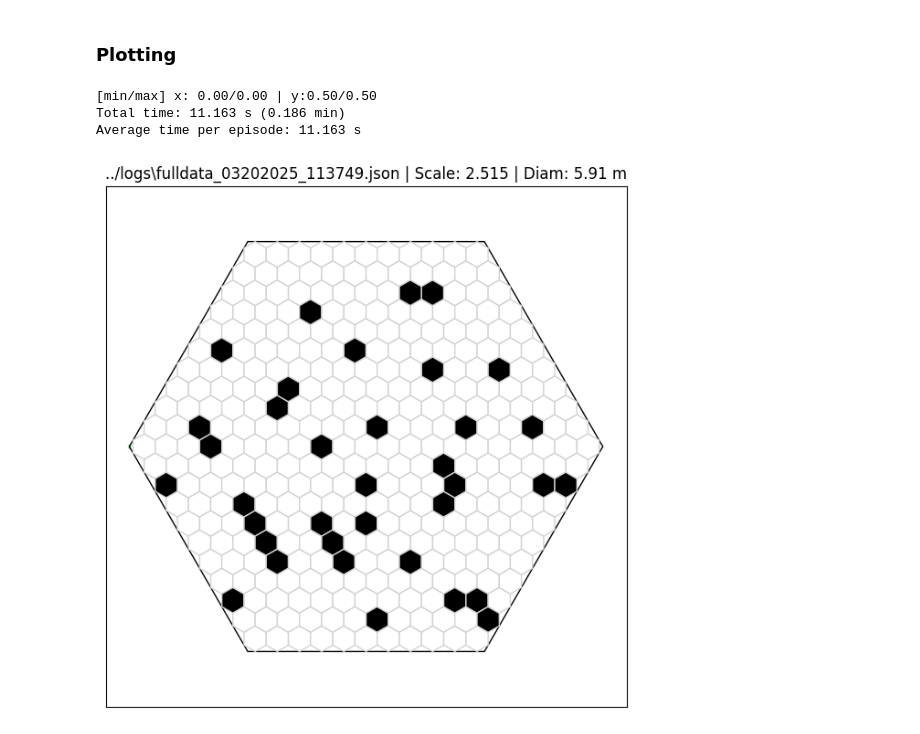
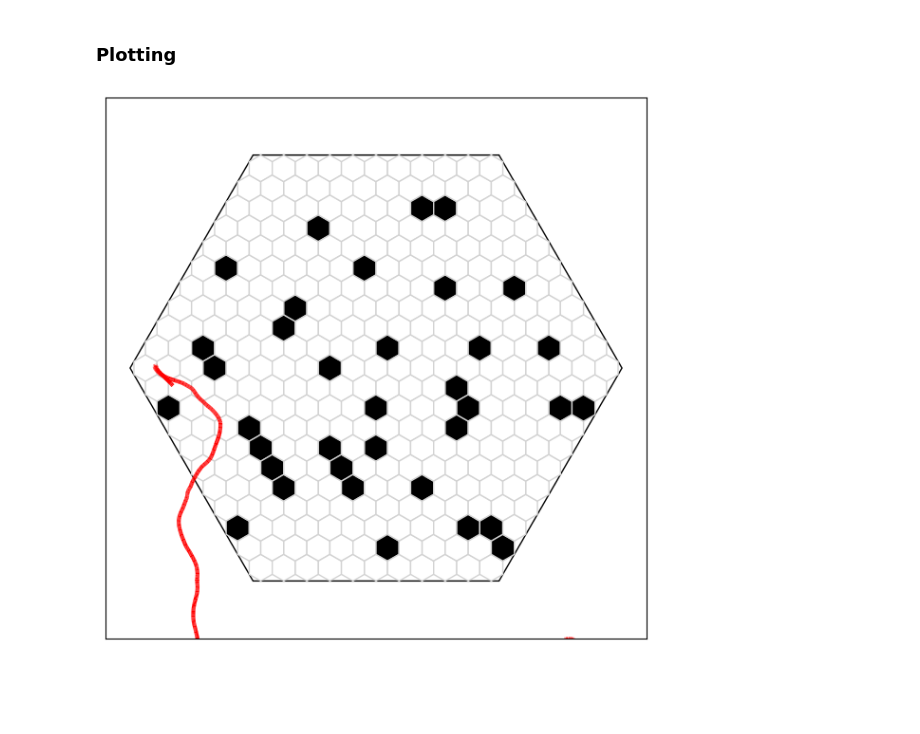
Before and after one commit to felixmaldonadoos/CellworldServer, a Jupyter notebook: python/visualization/plotting.ipynb, the cells around one changed output. Cells and saved outputs as stored; diff of their text form; code cells hidden in the pictures; blank space fills up the shorter version.

```diff
--- a/python/visualization/plotting.ipynb
+++ b/python/visualization/plotting.ipynb
@@ -204,33 +204,33 @@ def basic_plot(file=None, scale:float=np.nan):
     print(f'Total time: {t_sum:.3f} s ({t_sum/60:.3f} min)')
     print(f'Average time per episode: {t_sum / n :.3f} s')
 # %%
-# w = cw.World.get_from_parameters_names('hexagonal',"canonical",'21_05')
-# d = cw.Display(w, fig_size=(6,6), padding=0.1, cell_edge_color="lightgrey", background_color="white", habitat_edge_color="black")
+w = cw.World.get_from_parameters_names('hexagonal',"canonical",'21_05')
+d = cw.Display(w, fig_size=(6,6), padding=0.1, cell_edge_color="lightgrey", background_color="white", habitat_edge_color="black")
+import matplotlib.pyplot as plt
 n     = 0
 t_sum = 0
 file = get_newest_file_in_folder(extension='json')
+# file = os.path.join('../logs','walk_03212025_110628.json')
 scale = 2.515
 exp = cw.Experiment.load_from_file(file)
+# plt.figure(figsize=(4, 4))
+
+c = 0
 for episode in exp.episodes:
     preyt = episode.trajectories.get_agent_trajectory('prey')
     locations = preyt.get_locations()['prey']
-    x = [p['x'] for p in locations]
-    # y = [(p['y']-0.5)*2/math.sqrt(3) for p in locations]
-    y = [(p['y']-0.5)*2/math.sqrt(3) for p in locations]
-    print(f'[min/max] x: {min(x):0.2f}/{max(x):0.2f} | y:{min(y):0.2f}/{max(y):0.2f}')
-    basic_plot(file=file,scale=2.515)
-    # plt.figure(figsize=(4, 4))
-    # plt.plot(x, y, marker='o', linestyle='-', label="Prey Trajectory")
-    # plt.xlabel("X Coordinate")
-    # plt.xlim([0,1])
-    # plt.ylim([0,1])
-    # plt.ylabel("Y Coordinate")
-    # plt.title("Prey Trajectory")
-    # plt.legend()
-    # plt.grid(True)
-    # plt.show()
+    d.add_trajectories(preyt,colors={'prey':'red'})
+    # plt.plot(x, y, marker='o', linestyle='-', label=f"episode {c}")
+    # print(f'[min/max] x: {min(x):0.2f}/{max(x):0.2f} | y:{min(y):0.2f}/{max(y):0.2f}')
+    # basic_plot(file=file,scale=0.9)
+    plt.xlabel("X Coordinate")
+    c+=1
+# plt.xlim([-1,1])
+# plt.ylim([-1,1])
+# plt.ylabel("Y Coordinate")
+# plt.title("Prey Trajectory")
+# plt.legend()
+# plt.grid(True)
+# plt.show()
 # %% [output]
-[min/max] x: 0.00/0.00 | y:0.50/0.50
-Total time: 11.163 s (0.186 min)
-Average time per episode: 11.163 s
-[figure, old version]
+[figure, new version]
```
Also changed, not shown: parts of 4 cells of this notebook, 17 other files.
